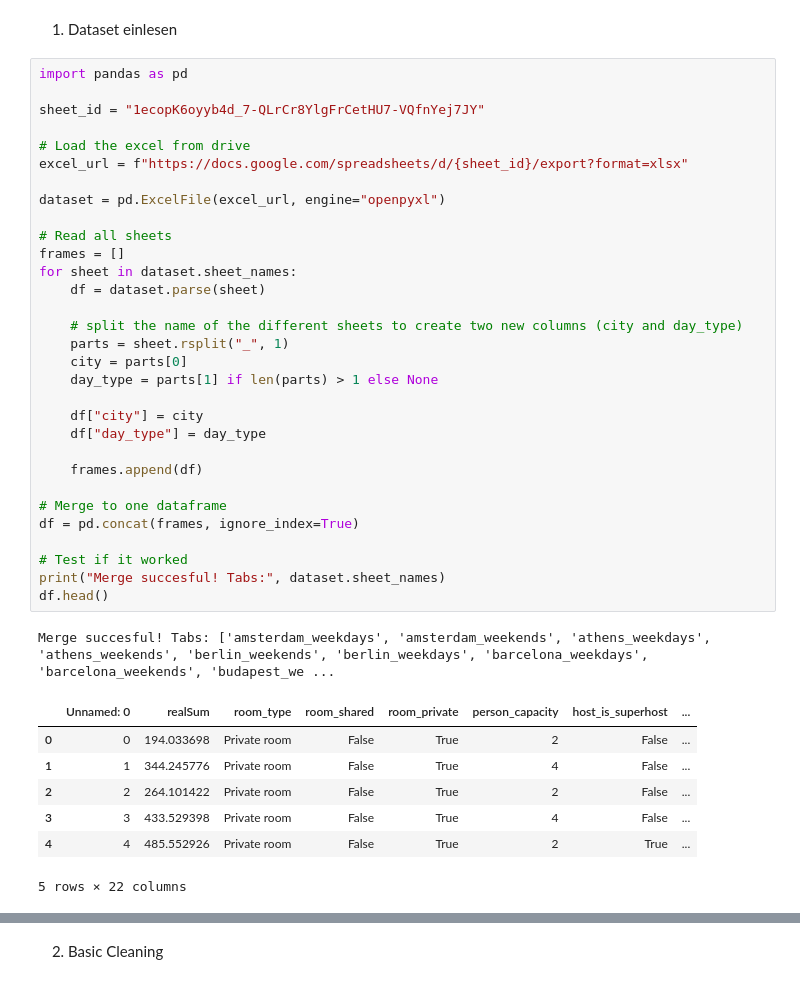
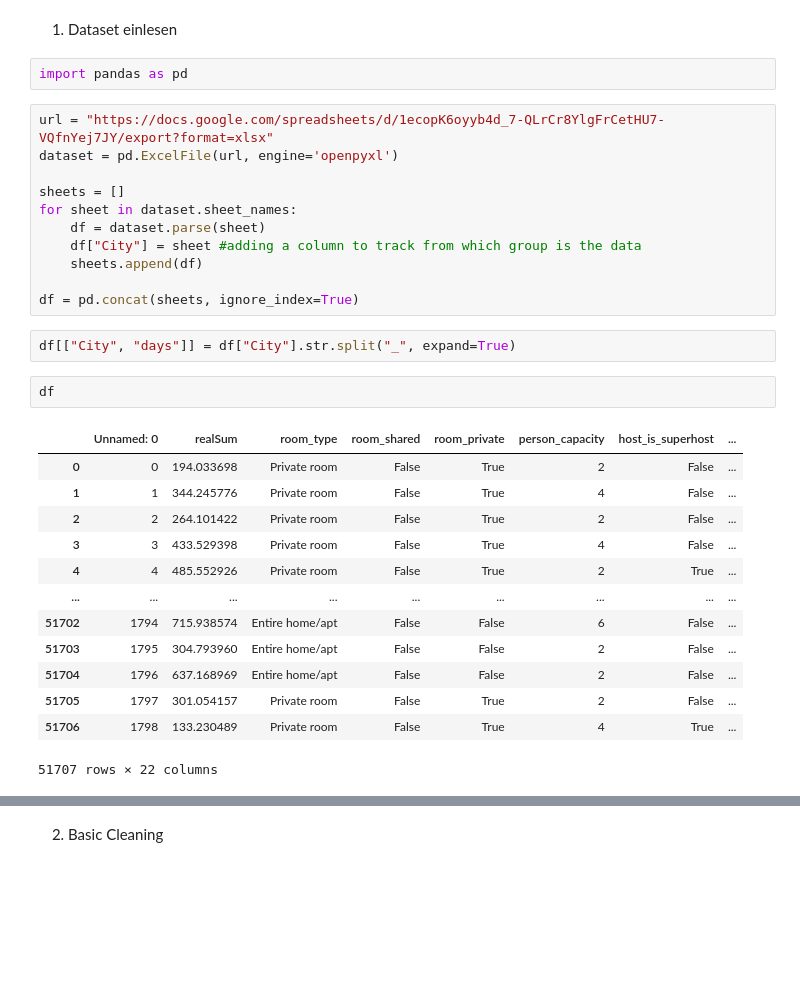
Before and after one commit to Titaniel3/ASDA_2025_Group_1_Portfolio_new, a Jupyter notebook: notebooks/Week4_Homework_neu.ipynb, the cells around one changed output, grey strips where cells are left out. Saved outputs shown, nothing was run; the diff lists cells and outputs as text; blank space fills up the shorter version.

```diff
--- a/notebooks/Week4_Homework_neu.ipynb
+++ b/notebooks/Week4_Homework_neu.ipynb
@@ -1,45 +1,36 @@
 # %% [markdown]
 1. Dataset einlesen
+# %%
+import pandas as pd
 # %%
-import pandas as pd
+url = "https://docs.google.com/spreadsheets/d/1ecopK6oyyb4d_7-QLrCr8YlgFrCetHU7-VQfnYej7JY/export?format=xlsx"
+dataset = pd.ExcelFile(url, engine='openpyxl')
 
-sheet_id = "1ecopK6oyyb4d_7-QLrCr8YlgFrCetHU7-VQfnYej7JY"
-
-# Load the excel from drive
-excel_url = f"https://docs.google.com/spreadsheets/d/{sheet_id}/export?format=xlsx"
-
-dataset = pd.ExcelFile(excel_url, engine="openpyxl")
-
-# Read all sheets
-frames = []
+sheets = []
 for sheet in dataset.sheet_names:
     df = dataset.parse(sheet)
+    df["City"] = sheet #adding a column to track from which group is the data
+    sheets.append(df)
 
-    # split the name of the different sheets to create two new columns (city and day_type)
-    parts = sheet.rsplit("_", 1)
-    city = parts[0]
-    day_type = parts[1] if len(parts) > 1 else None
-
-    df["city"] = city
-    df["day_type"] = day_type
-
-    frames.append(df)
-
-# Merge to one dataframe
-df = pd.concat(frames, ignore_index=True)
-
-# Test if it worked
-print("Merge succesful! Tabs:", dataset.sheet_names)
-df.head()
+df = pd.concat(sheets, ignore_index=True)
-# %% [output]
-Merge succesful! Tabs: ['amsterdam_weekdays', 'amsterdam_weekends', 'athens_weekdays', 'athens_weekends', 'berlin_weekends', 'berlin_weekdays', 'barcelona_weekdays', 'barcelona_weekends', 'budapest_we ...
-|  | Unnamed: 0 | realSum | room_type | room_shared | room_private | person_capacity | host_is_superhost | ... |
-| 0 | 0 | 194.033698 | Private room | False | True | 2 | False | ... |
-| 1 | 1 | 344.245776 | Private room | False | True | 4 | False | ... |
-| 2 | 2 | 264.101422 | Private room | False | True | 2 | False | ... |
-| 3 | 3 | 433.529398 | Private room | False | True | 4 | False | ... |
-| 4 | 4 | 485.552926 | Private room | False | True | 2 | True | ... |
-5 rows × 22 columns
+# %%
+df[["City", "days"]] = df["City"].str.split("_", expand=True)
+# %%
+df
+# %% [output]
+|  | Unnamed: 0 | realSum | room_type | room_shared | room_private | person_capacity | host_is_superhost | ... |
+| 0 | 0 | 194.033698 | Private room | False | True | 2 | False | ... |
+| 1 | 1 | 344.245776 | Private room | False | True | 4 | False | ... |
+| 2 | 2 | 264.101422 | Private room | False | True | 2 | False | ... |
+| 3 | 3 | 433.529398 | Private room | False | True | 4 | False | ... |
+| 4 | 4 | 485.552926 | Private room | False | True | 2 | True | ... |
+| ... | ... | ... | ... | ... | ... | ... | ... | ... |
+| 51702 | 1794 | 715.938574 | Entire home/apt | False | False | 6 | False | ... |
+| 51703 | 1795 | 304.793960 | Entire home/apt | False | False | 2 | False | ... |
+| 51704 | 1796 | 637.168969 | Entire home/apt | False | False | 2 | False | ... |
+| 51705 | 1797 | 301.054157 | Private room | False | True | 2 | False | ... |
+| 51706 | 1798 | 133.230489 | Private room | False | True | 4 | True | ... |
+51707 rows × 22 columns
 # %%
 df.info()
 # %% [output]
```
Also changed, not shown: parts of 6 cells of this notebook, 1 other file.
